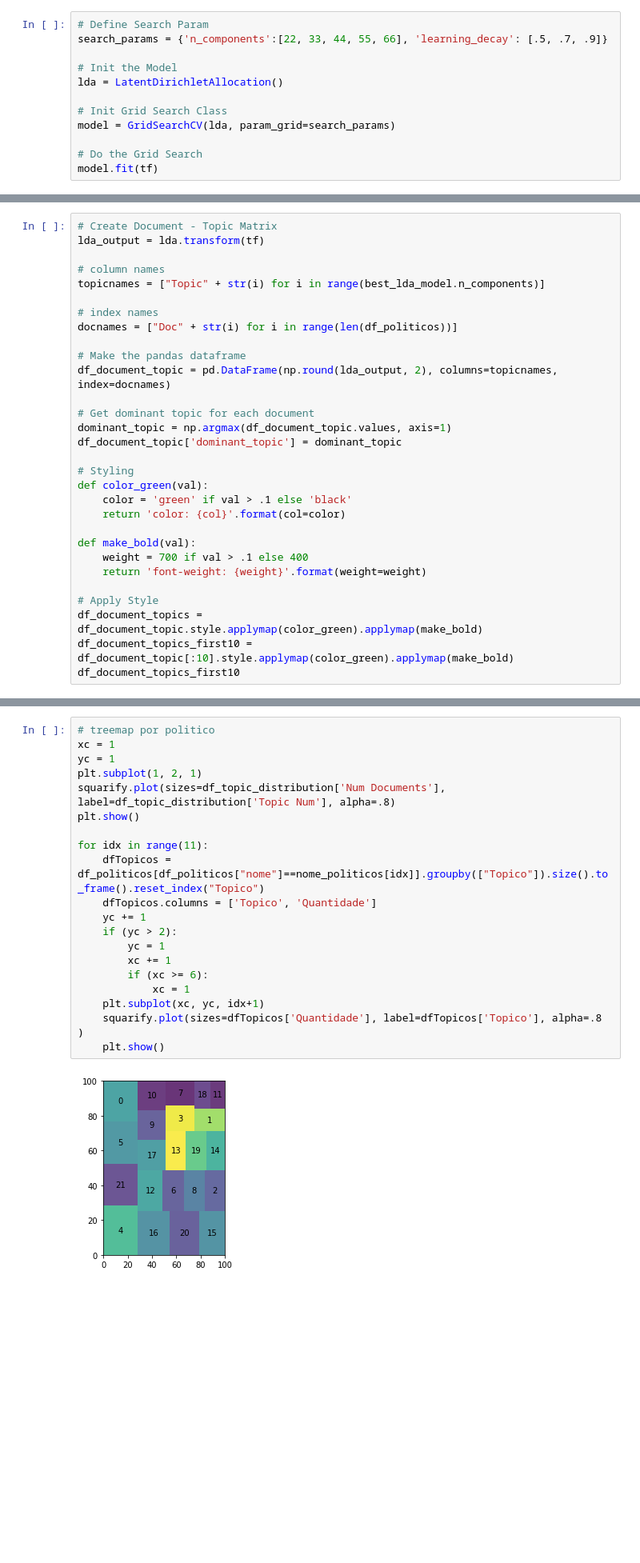
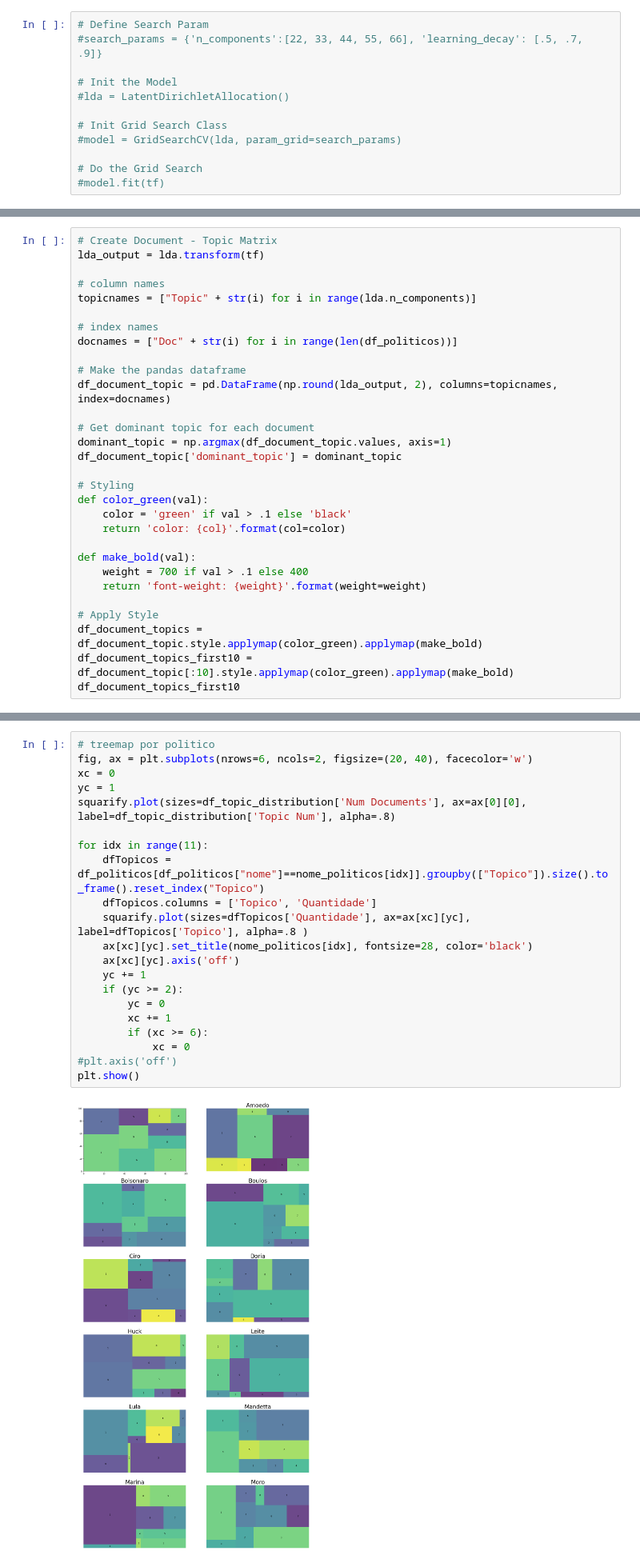
Before and after one commit to hgf777-br/trabalho-final, a Jupyter notebook: trabalho_final-Roberto.ipynb, the cells around one changed output, grey strips where cells are left out. Shown at 80% size. Cells and saved outputs as stored; diff of their text form; blank space fills up the shorter version.

```diff
--- a/trabalho_final-Roberto.ipynb
+++ b/trabalho_final-Roberto.ipynb
@@ -155,13 +155,13 @@ Parâmetros:
 {'batch_size': 128, 'doc_topic_prior': None, 'evaluate_every': -1, 'learning_decay': 0.9, 'learning_method': 'online', 'learning_offset': 50.0, 'max_doc_update_iter': 100, 'max_iter': 5, 'mean_change_ ...
 # %%
 # Define Search Param
-search_params = {'n_components':[22, 33, 44, 55, 66], 'learning_decay': [.5, .7, .9]}
+#search_params = {'n_components':[22, 33, 44, 55, 66], 'learning_decay': [.5, .7, .9]}
 
 # Init the Model
-lda = LatentDirichletAllocation()
+#lda = LatentDirichletAllocation()
 
 # Init Grid Search Class
-model = GridSearchCV(lda, param_grid=search_params)
+#model = GridSearchCV(lda, param_grid=search_params)
 
 # Do the Grid Search
-model.fit(tf)
+#model.fit(tf)
@@ -208,7 +198,7 @@ plt.show()
 lda_output = lda.transform(tf)
 
 # column names
-topicnames = ["Topic" + str(i) for i in range(best_lda_model.n_components)]
+topicnames = ["Topic" + str(i) for i in range(lda.n_components)]
 
 # index names
 docnames = ["Doc" + str(i) for i in range(len(df_politicos))]
@@ -494,22 +403,23 @@ plt.show()
 # %%
 # treemap por politico
-xc = 1
+fig, ax = plt.subplots(nrows=6, ncols=2, figsize=(20, 40), facecolor='w')
+xc = 0
 yc = 1
-plt.subplot(1, 2, 1)
-squarify.plot(sizes=df_topic_distribution['Num Documents'], label=df_topic_distribution['Topic Num'], alpha=.8)
-plt.show()
+squarify.plot(sizes=df_topic_distribution['Num Documents'], ax=ax[0][0], label=df_topic_distribution['Topic Num'], alpha=.8)
 
 for idx in range(11):
     dfTopicos = df_politicos[df_politicos["nome"]==nome_politicos[idx]].groupby(["Topico"]).size().to_frame().reset_index("Topico")
     dfTopicos.columns = ['Topico', 'Quantidade']
+    squarify.plot(sizes=dfTopicos['Quantidade'], ax=ax[xc][yc], label=dfTopicos['Topico'], alpha=.8 )
+    ax[xc][yc].set_title(nome_politicos[idx], fontsize=28, color='black')
+    ax[xc][yc].axis('off')
     yc += 1
-    if (yc > 2):
-        yc = 1
+    if (yc >= 2):
+        yc = 0
         xc += 1
         if (xc >= 6):
-            xc = 1
-    plt.subplot(xc, yc, idx+1)
-    squarify.plot(sizes=dfTopicos['Quantidade'], label=dfTopicos['Topico'], alpha=.8 )
-    plt.show()
+            xc = 0
+#plt.axis('off')
+plt.show()
 # %% [output]
-[figure, old version]
+[figure, new version]
```
Also changed, not shown: parts of 25 cells of this notebook.
